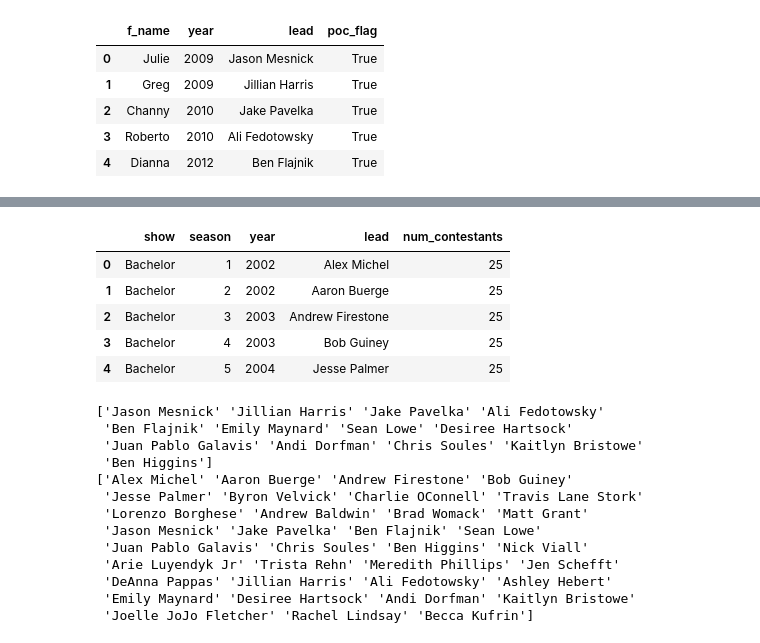
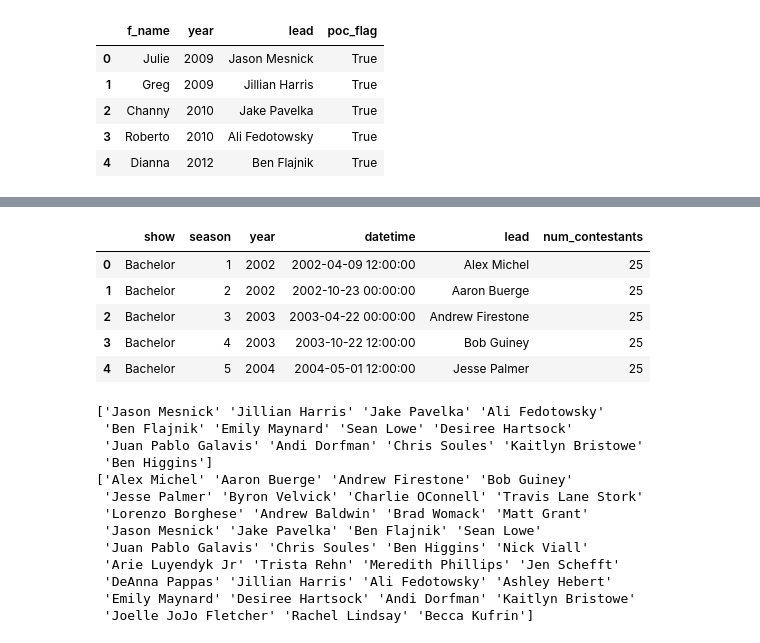
Before and after one commit to angelinahli/bachelorette, a Jupyter notebook: data/scripts/clean_data.ipynb, the cells around one changed output, grey strips where cells are left out. Cells and saved outputs as stored; diff of their text form; code cells hidden in the pictures.

```diff
--- a/data/scripts/clean_data.ipynb
+++ b/data/scripts/clean_data.ipynb
@@ -284,16 +309,16 @@ df_wiki.head(n=3)
 | 2 | 3 | Andrew Firestone | 25 | March 24–May 21, 2003 | Yes | Schefft and Firestone broke up af... | Kirsten Buschbacher | No | ... |
 # %%
 # the full wiki dataset is too bulky - select specific factors to look at
-df_wiki_cols = ["show", "season", "year", "lead", "num_contestants"]
+df_wiki_cols = ["show", "season", "year", "datetime", "lead", "num_contestants"]
 df_wiki_flags = df_wiki.copy()[df_wiki_cols]
 df_wiki_flags.head()
 # %% [output]
-|  | show | season | year | lead | num_contestants |
-| 0 | Bachelor | 1 | 2002 | Alex Michel | 25 |
-| 1 | Bachelor | 2 | 2002 | Aaron Buerge | 25 |
-| 2 | Bachelor | 3 | 2003 | Andrew Firestone | 25 |
-| 3 | Bachelor | 4 | 2003 | Bob Guiney | 25 |
-| 4 | Bachelor | 5 | 2004 | Jesse Palmer | 25 |
+|  | show | season | year | datetime | lead | num_contestants |
+| 0 | Bachelor | 1 | 2002 | 2002-04-09 12:00:00 | Alex Michel | 25 |
+| 1 | Bachelor | 2 | 2002 | 2002-10-23 00:00:00 | Aaron Buerge | 25 |
+| 2 | Bachelor | 3 | 2003 | 2003-04-22 00:00:00 | Andrew Firestone | 25 |
+| 3 | Bachelor | 4 | 2003 | 2003-10-22 12:00:00 | Bob Guiney | 25 |
+| 4 | Bachelor | 5 | 2004 | 2004-05-01 12:00:00 | Jesse Palmer | 25 |
 # %%
 # reassign types to merge
 for df in [df_kx, df_wiki_flags]:
```
Also changed, not shown: parts of 13 cells of this notebook, 11 other files.
